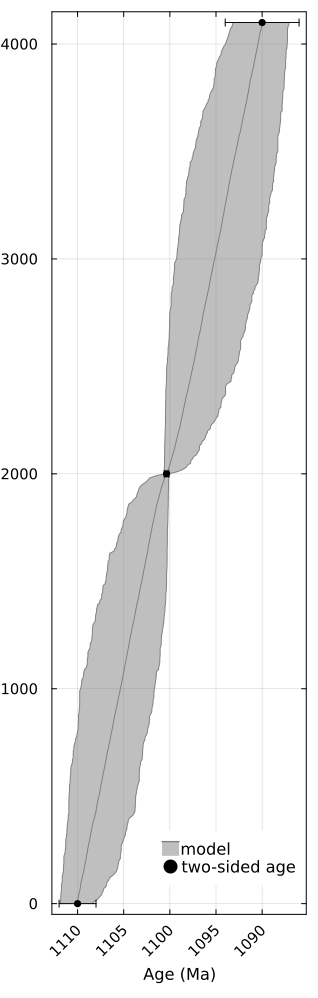
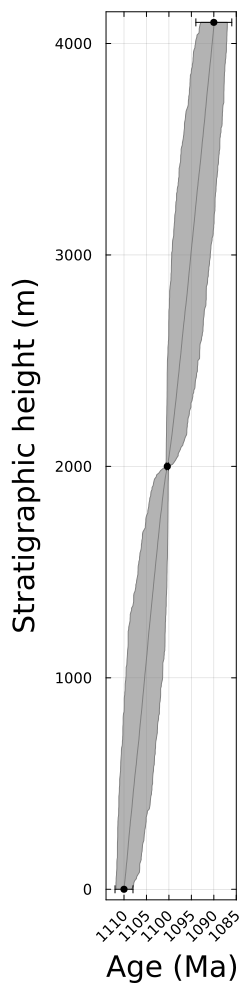
Code edit (unified diff) that turned the first committed figure into the second:
--- before
+++ after
@@ -1,4 +1,4 @@
 Mamainse_age_model = plot_age_model(Mamainse_section, Mamainse_age_model_mdl, save_figure=false)
-plot!(ylim=(-50, 4150))
-# savefig(Mamainse_age_model, Mamainse_section.Path*"_AgeDepthModel.pdf")
+plot!(ylim=(-50, 4150), xlim=(1085, 1114), legend=false, left_margin = 12Plots.mm, guidefontsize=20, size=(250, 1000))
+savefig(Mamainse_age_model, Mamainse_section.Path*"_AgeDepthModel.pdf")
 display(Mamainse_age_model)

Commit: update age models